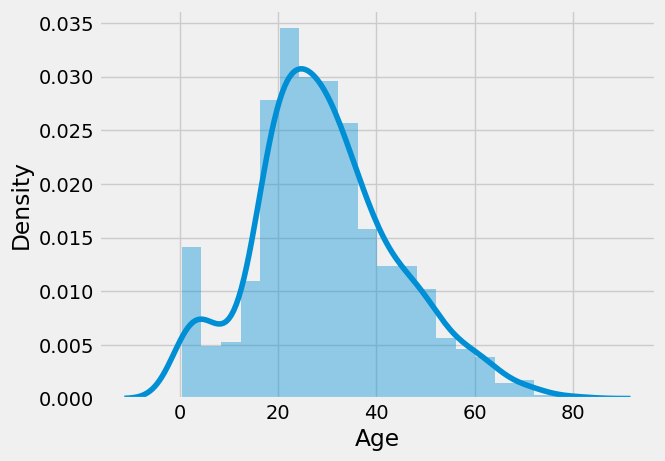
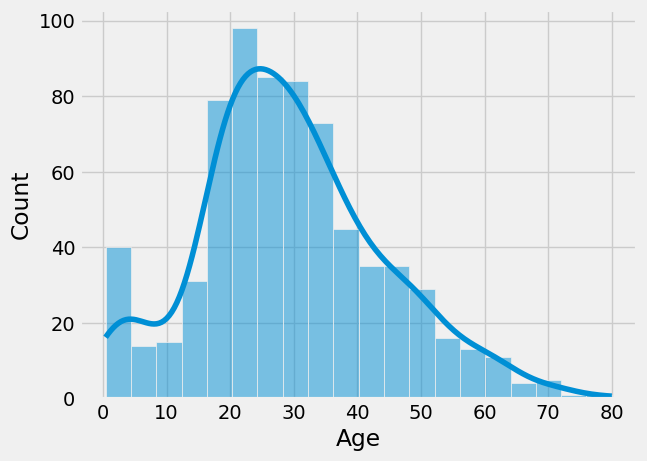
Code edit (unified diff) that turned the first committed figure into the second:
--- before
+++ after
@@ -1 +1 @@
-sns.distplot(x['Age'])
+sns.histplot(x['Age'], kde = True)

Commit: Update seaborn.ipynb